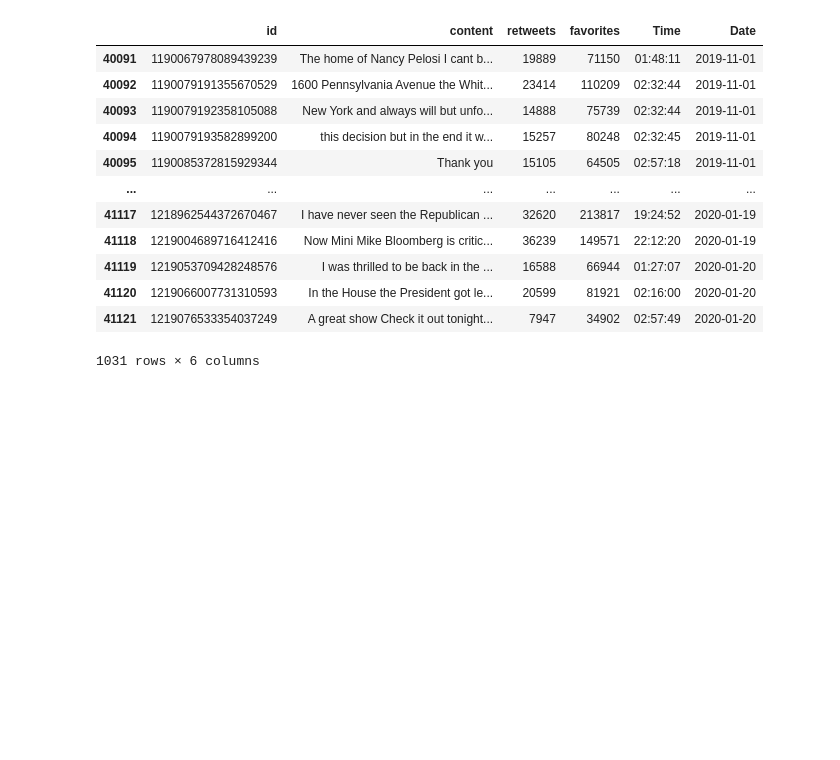
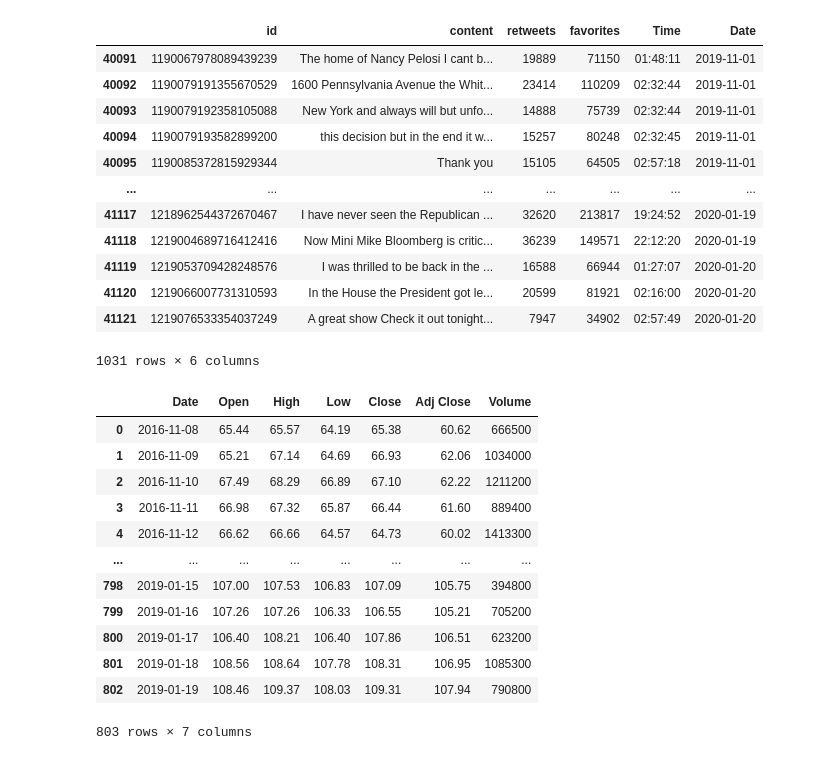
Before and after one commit to cybertraining-dsc/fa20-523-307, a Jupyter notebook: project/Analysis of Financial Markets based on President Trump's Tweets.ipynb, the cells around one changed output. Saved outputs shown, nothing was run; the diff lists cells and outputs as text; code cells hidden in the pictures; blank space fills up the shorter version.

```diff
--- a/project/Analysis of Financial Markets based on President Trump's Tweets.ipynb
+++ b/project/Analysis of Financial Markets based on President Trump's Tweets.ipynb
@@ -660,5 +657,22 @@ impeachment_tweets
 | 41120 | 1219066007731310593 | In the House the President got le... | 20599 | 81921 | 02:16:00 | 2020-01-20 |
 | 41121 | 1219076533354037249 | A great show Check it out tonight... | 7947 | 34902 | 02:57:49 | 2020-01-20 |
 1031 rows × 6 columns
+# %%
+stock_data = stock_data.drop(labels=['SMA1', 'SMA2'], axis=1)
+stock_data
+# %% [output]
+|  | Date | Open | High | Low | Close | Adj Close | Volume |
+| 0 | 2016-11-08 | 65.44 | 65.57 | 64.19 | 65.38 | 60.62 | 666500 |
+| 1 | 2016-11-09 | 65.21 | 67.14 | 64.69 | 66.93 | 62.06 | 1034000 |
+| 2 | 2016-11-10 | 67.49 | 68.29 | 66.89 | 67.10 | 62.22 | 1211200 |
+| 3 | 2016-11-11 | 66.98 | 67.32 | 65.87 | 66.44 | 61.60 | 889400 |
+| 4 | 2016-11-12 | 66.62 | 66.66 | 64.57 | 64.73 | 60.02 | 1413300 |
+| ... | ... | ... | ... | ... | ... | ... | ... |
+| 798 | 2019-01-15 | 107.00 | 107.53 | 106.83 | 107.09 | 105.75 | 394800 |
+| 799 | 2019-01-16 | 107.26 | 107.26 | 106.33 | 106.55 | 105.21 | 705200 |
+| 800 | 2019-01-17 | 106.40 | 108.21 | 106.40 | 107.86 | 106.51 | 623200 |
+| 801 | 2019-01-18 | 108.56 | 108.64 | 107.78 | 108.31 | 106.95 | 1085300 |
+| 802 | 2019-01-19 | 108.46 | 109.37 | 108.03 | 109.31 | 107.94 | 790800 |
+803 rows × 7 columns
 # %%
 impeachment_stock_data = stock_data[stock_data['Date'] >= pd.to_datetime('2019-11-01')]
```
Also changed, not shown: parts of 9 cells of this notebook.
